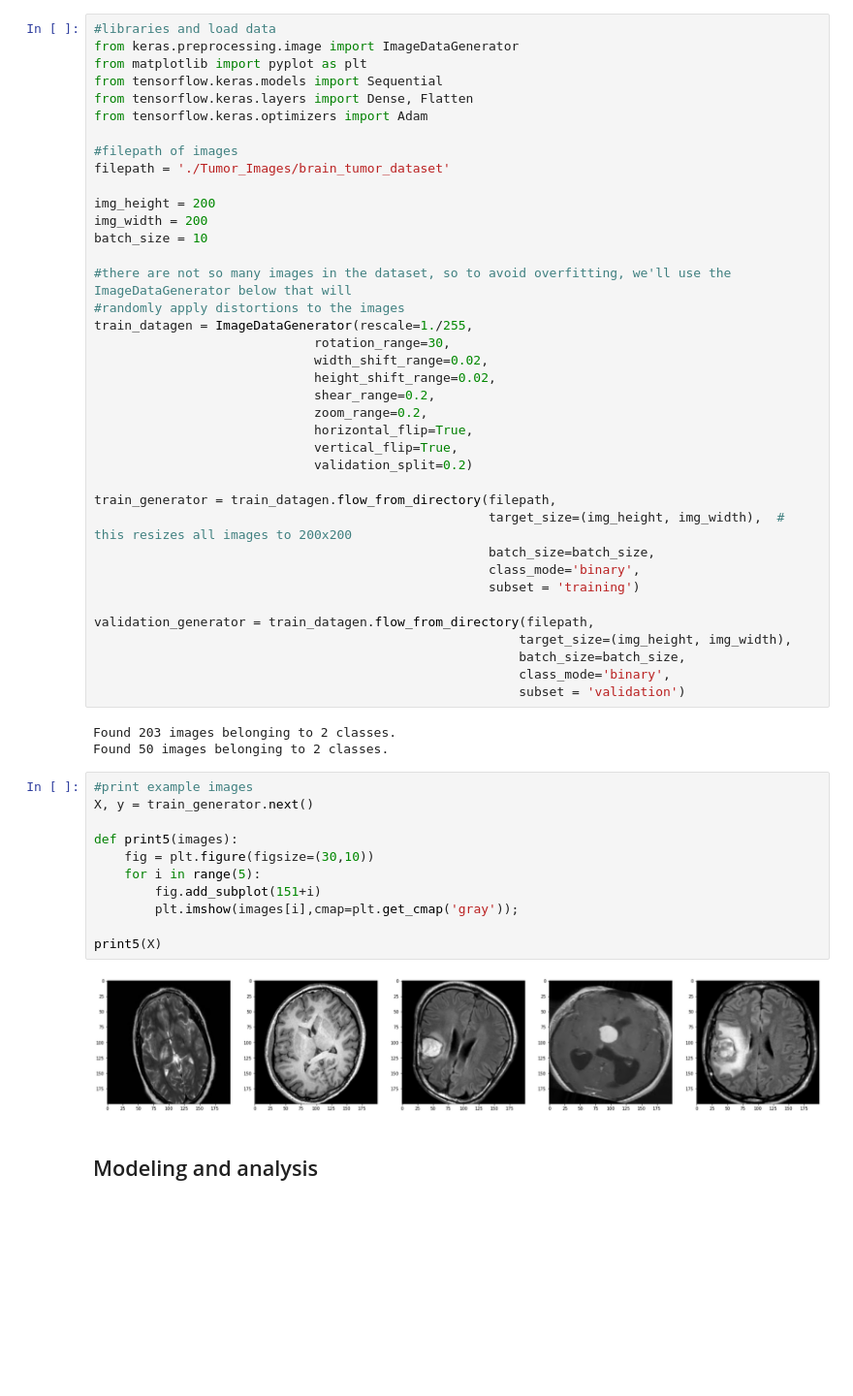
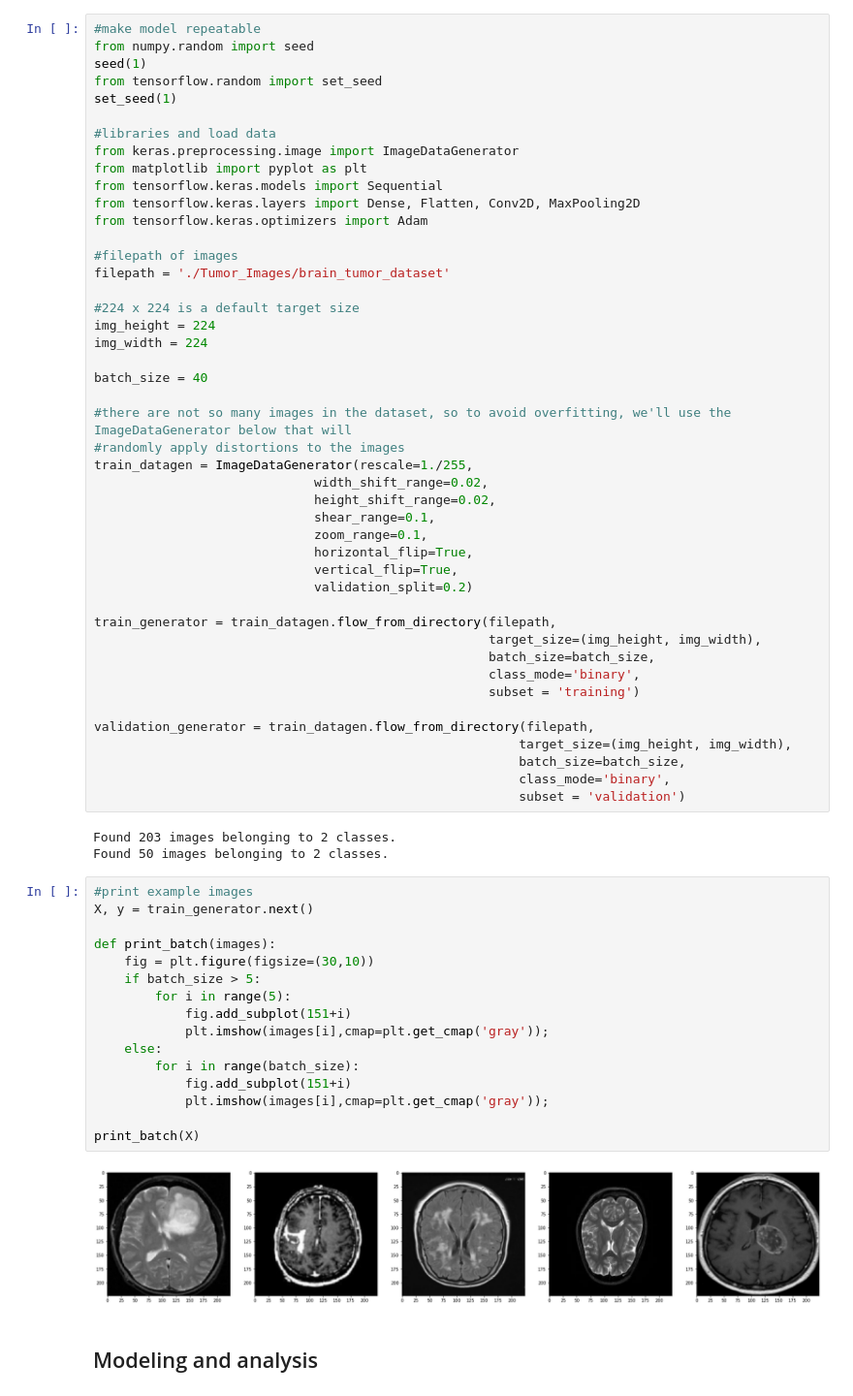
Before and after one commit to robhanusa/Image-Processing, a Jupyter notebook: Tumor_recognition.ipynb, the cells around one changed output. Shown at 97% size. Saved outputs shown, nothing was run; the diff lists cells and outputs as text; blank space fills up the shorter version.

Commit message:
working model

```diff
--- a/Tumor_recognition.ipynb
+++ b/Tumor_recognition.ipynb
@@ -3,34 +3,41 @@
 
 Images from https://www.kaggle.com/navoneel/brain-mri-images-for-brain-tumor-detection
 # %%
+#make model repeatable
+from numpy.random import seed
+seed(1)
+from tensorflow.random import set_seed
+set_seed(1)
+
 #libraries and load data
 from keras.preprocessing.image import ImageDataGenerator
 from matplotlib import pyplot as plt
 from tensorflow.keras.models import Sequential
-from tensorflow.keras.layers import Dense, Flatten
+from tensorflow.keras.layers import Dense, Flatten, Conv2D, MaxPooling2D
 from tensorflow.keras.optimizers import Adam
 
 #filepath of images
 filepath = './Tumor_Images/brain_tumor_dataset'
 
-img_height = 200
-img_width = 200
-batch_size = 10
+#224 x 224 is a default target size
+img_height = 224
+img_width = 224
+
+batch_size = 40
 
 #there are not so many images in the dataset, so to avoid overfitting, we'll use the ImageDataGenerator below that will
 #randomly apply distortions to the images
 train_datagen = ImageDataGenerator(rescale=1./255,
-                             rotation_range=30,
                              width_shift_range=0.02,
                              height_shift_range=0.02,
-                             shear_range=0.2,
-                             zoom_range=0.2,
+                             shear_range=0.1,
+                             zoom_range=0.1,
                              horizontal_flip=True,
                              vertical_flip=True,
                              validation_split=0.2)
 
 train_generator = train_datagen.flow_from_directory(filepath,
-                                                    target_size=(img_height, img_width),  # this resizes all images to 200x200
+                                                    target_size=(img_height, img_width),
                                                     batch_size=batch_size,
                                                     class_mode='binary',
                                                     subset = 'training')
@@ -46,16 +53,21 @@ Found 50 images belonging to 2 classes.
 # %%
 #print example images
 X, y = train_generator.next()
 
-def print5(images):
+def print_batch(images):
     fig = plt.figure(figsize=(30,10))
-    for i in range(5):
-        fig.add_subplot(151+i)
-        plt.imshow(images[i],cmap=plt.get_cmap('gray'));
+    if batch_size > 5:
+        for i in range(5):
+            fig.add_subplot(151+i)
+            plt.imshow(images[i],cmap=plt.get_cmap('gray'));
+    else:
+        for i in range(batch_size):
+            fig.add_subplot(151+i)
+            plt.imshow(images[i],cmap=plt.get_cmap('gray'));
 
-print5(X)
+print_batch(X)
 # %% [output]
-[figure, old version]
+[figure, new version]
 # %% [markdown]
 ## Modeling and analysis
 # %%
```
Also changed, not shown: parts of 2 cells of this notebook.
